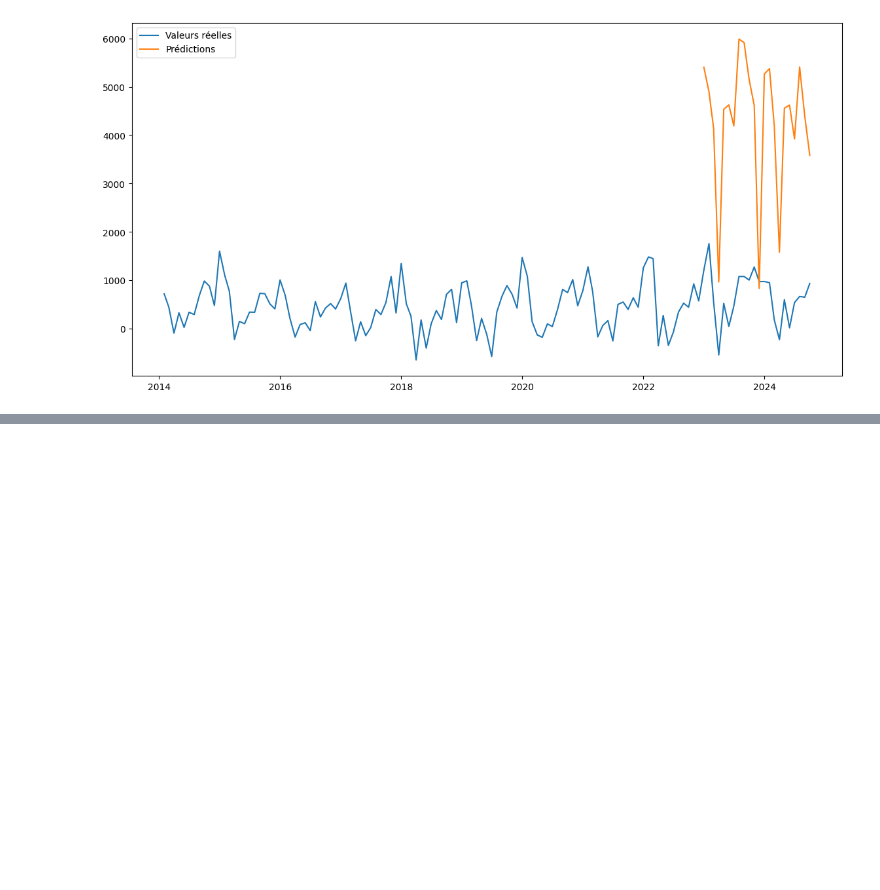
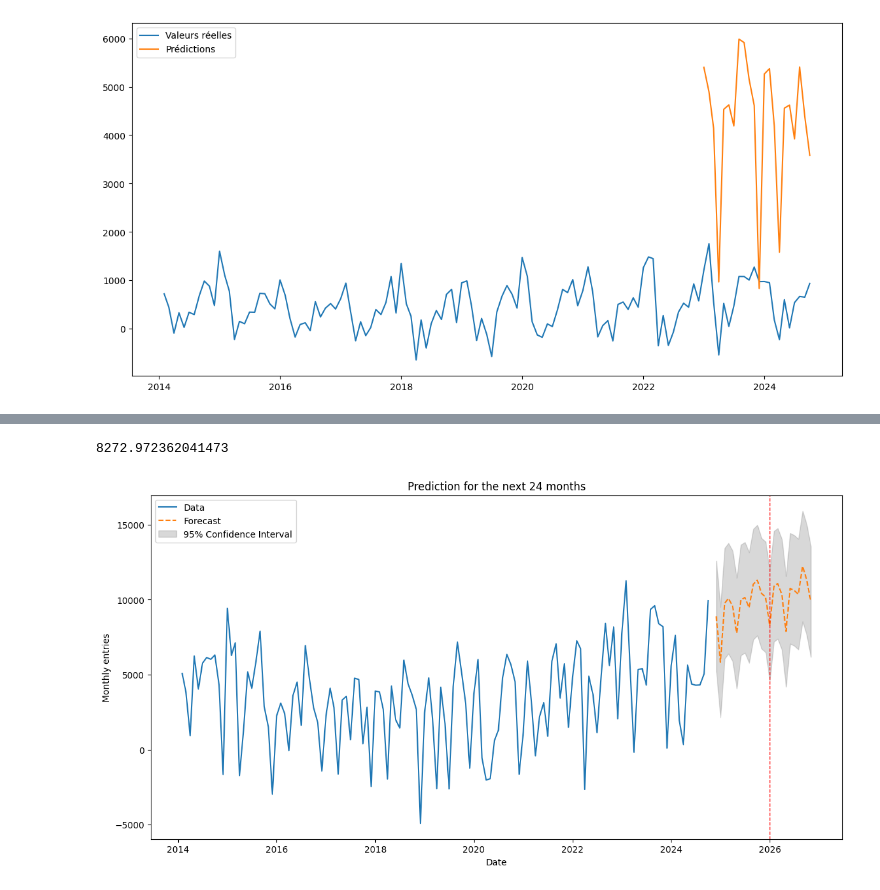
Before and after one commit to SuperMegaFort/TSM-AnSeqDa, a Jupyter notebook: LSTM.ipynb, the cells around one changed output, grey strips where cells are left out. Saved outputs shown, nothing was run; the diff lists cells and outputs as text; code cells hidden in the pictures; blank space fills up the shorter version.

```diff
--- a/LSTM.ipynb
+++ b/LSTM.ipynb
@@ -234,0 +235,19 @@ plt.show()
+# %%
+# Find value for january 2026
+january_2026 = future_predictions[13]
+print(january_2026)
+
+# Show the value for january 2026 in the plot
+plt.figure(figsize=(14, 7))
+plt.plot(germany_data['date'], germany_data['entree_mensuelle'], label='Data')
+plt.plot(future_dates, future_predictions, label='Forecast', linestyle='--')
+plt.fill_between(future_dates, lower_bound, upper_bound, color='gray', alpha=0.3, label='95% Confidence Interval')
+plt.axvline(x=future_dates[13], color='r', linestyle='--', linewidth=1)
+plt.legend()
+plt.title('Prediction for the next 24 months')
+plt.xlabel('Date')
+plt.ylabel('Monthly entries')
+plt.show()
+# %% [output]
+8272.972362041473
+[figure, added]
```
Also changed, not shown: parts of 1 cell of this notebook, 1 other file.
